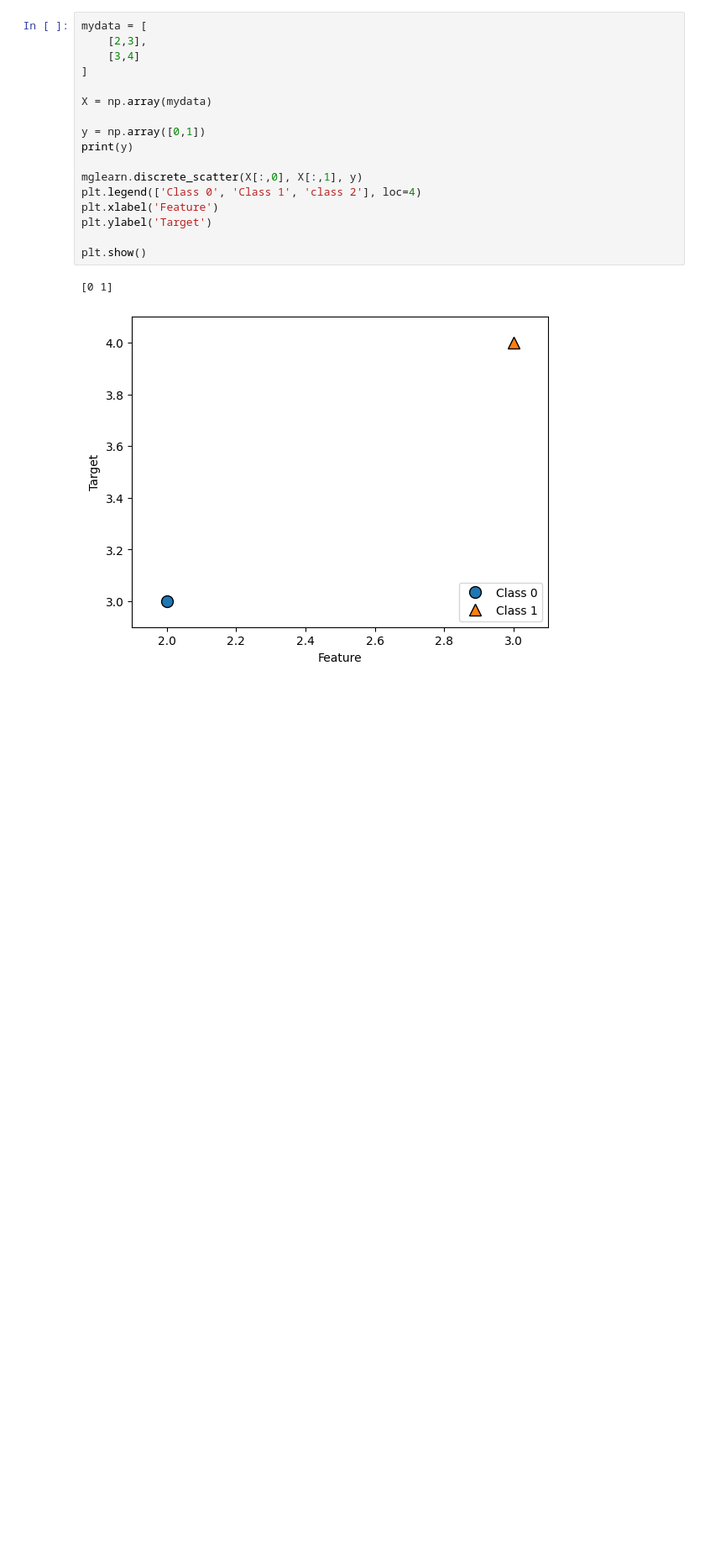
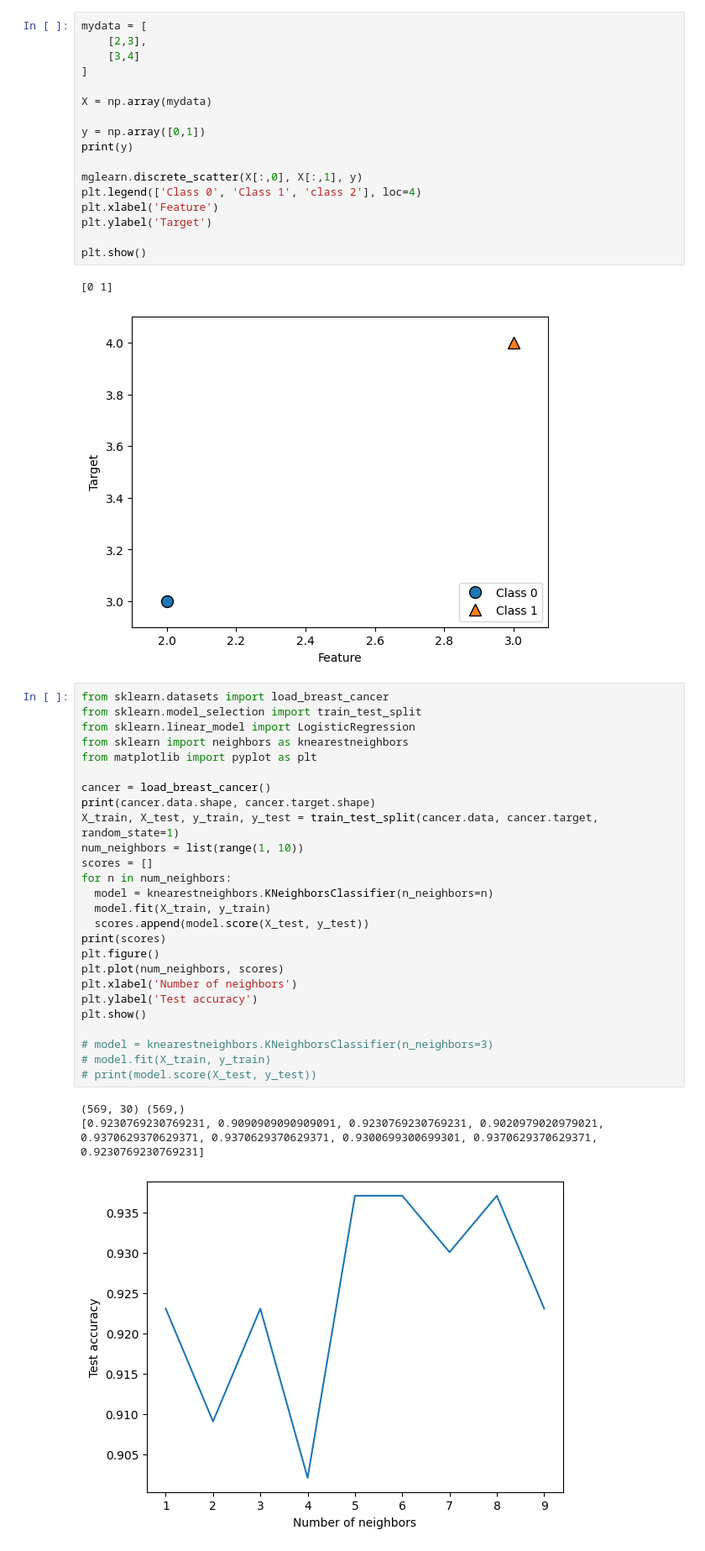
Before and after one commit to devasish/studian, a Jupyter notebook: AIML/ml_data_introduction.ipynb, the cells around one changed output. Shown at 84% size. Cells and saved outputs as stored; diff of their text form; blank space fills up the shorter version.

```diff
--- a/AIML/ml_data_introduction.ipynb
+++ b/AIML/ml_data_introduction.ipynb
@@ -73,3 +90,33 @@ plt.show()
 # %% [output]
 [0 1]
 [figure]
+# %%
+from sklearn.datasets import load_breast_cancer
+from sklearn.model_selection import train_test_split
+from sklearn.linear_model import LogisticRegression
+from sklearn import neighbors as knearestneighbors
+from matplotlib import pyplot as plt
+
+cancer = load_breast_cancer()
+print(cancer.data.shape, cancer.target.shape)
+X_train, X_test, y_train, y_test = train_test_split(cancer.data, cancer.target, random_state=1)
+num_neighbors = list(range(1, 10))
+scores = []
+for n in num_neighbors:
+  model = knearestneighbors.KNeighborsClassifier(n_neighbors=n)
+  model.fit(X_train, y_train)
+  scores.append(model.score(X_test, y_test))
+print(scores)
+plt.figure()
+plt.plot(num_neighbors, scores)
+plt.xlabel('Number of neighbors')
+plt.ylabel('Test accuracy')
+plt.show()
+
+# model = knearestneighbors.KNeighborsClassifier(n_neighbors=3)
+# model.fit(X_train, y_train)
+# print(model.score(X_test, y_test))
+# %% [output]
+(569, 30) (569,)
+[0.9230769230769231, 0.9090909090909091, 0.9230769230769231, 0.9020979020979021, 0.9370629370629371, 0.9370629370629371, 0.9300699300699301, 0.9370629370629371, 0.9230769230769231]
+[figure, added]
```
Also changed, not shown: parts of 2 cells of this notebook.
